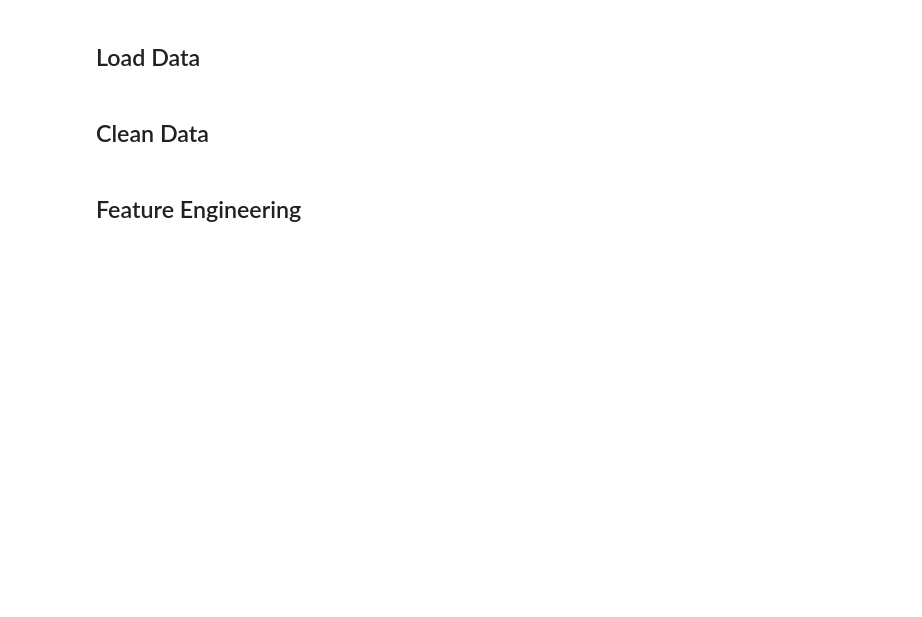
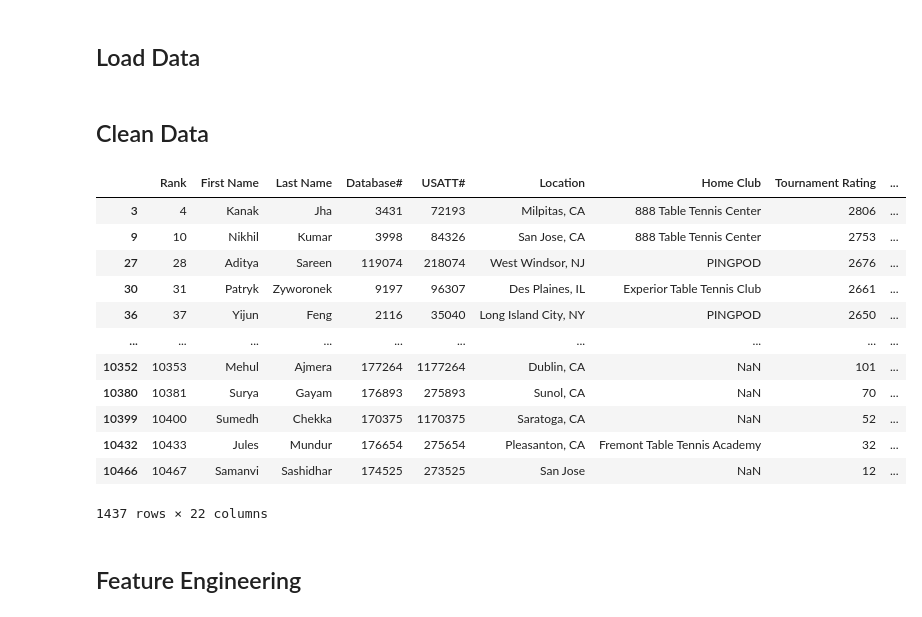
Before and after one commit to stabweee/usatt_analysis, a Jupyter notebook: analysis/top_juniors/log_reg.ipynb, the cells around one changed output. Cells and saved outputs as stored; diff of their text form; code cells hidden in the pictures; blank space fills up the shorter version.

```diff
--- a/analysis/top_juniors/log_reg.ipynb
+++ b/analysis/top_juniors/log_reg.ipynb
@@ -37 +38,36 @@ history['days played'] = (history['Start Date'].reset_index(drop=True) - start_d
+# %%
+# filter out people who don't have initial ratings, start dates, or ages
+history = history.dropna(subset=["Initial Rating", "Start Date", "days played"])
+players = players[players['USATT#'].isin(history['USATT#'])]
+history = history[history['USATT#'].isin(players['USATT#'])]
+# %%
+def rvalue(player):
+    rhist = history[history['Database#'] == player['Database#']]
+    if len(rhist) < 5:
+        return pd.NA
+    if len(rhist[rhist["tournament age"] < 19]) < 5:
+        return pd.NA
+
+    data = rhist[['log days played', 'Initial Rating']]
+    reg = ss.linregress(data['log days played'], data['Initial Rating'])
+
+    return reg.rvalue
+
+players["r value"] = players.apply(rvalue, axis=1)
+# %%
+players[players["r value"] > 0.7]
+# %% [output]
+|  | Rank | First Name | Last Name | Database# | USATT# | Location | Home Club | Tournament Rating | ... |
+| 3 | 4 | Kanak | Jha | 3431 | 72193 | Milpitas, CA | 888 Table Tennis Center | 2806 | ... |
+| 9 | 10 | Nikhil | Kumar | 3998 | 84326 | San Jose, CA | 888 Table Tennis Center | 2753 | ... |
+| 27 | 28 | Aditya | Sareen | 119074 | 218074 | West Windsor, NJ | PINGPOD | 2676 | ... |
+| 30 | 31 | Patryk | Zyworonek | 9197 | 96307 | Des Plaines, IL | Experior Table Tennis Club | 2661 | ... |
+| 36 | 37 | Yijun | Feng | 2116 | 35040 | Long Island City, NY | PINGPOD | 2650 | ... |
+| ... | ... | ... | ... | ... | ... | ... | ... | ... | ... |
+| 10352 | 10353 | Mehul | Ajmera | 177264 | 1177264 | Dublin, CA | NaN | 101 | ... |
+| 10380 | 10381 | Surya | Gayam | 176893 | 275893 | Sunol, CA | NaN | 70 | ... |
+| 10399 | 10400 | Sumedh | Chekka | 170375 | 1170375 | Saratoga, CA | NaN | 52 | ... |
+| 10432 | 10433 | Jules | Mundur | 176654 | 275654 | Pleasanton, CA | Fremont Table Tennis Academy | 32 | ... |
+| 10466 | 10467 | Samanvi | Sashidhar | 174525 | 273525 | San Jose | NaN | 12 | ... |
+1437 rows × 22 columns
 # %%
```
Also changed, not shown: parts of 5 cells of this notebook, 8 other files.
